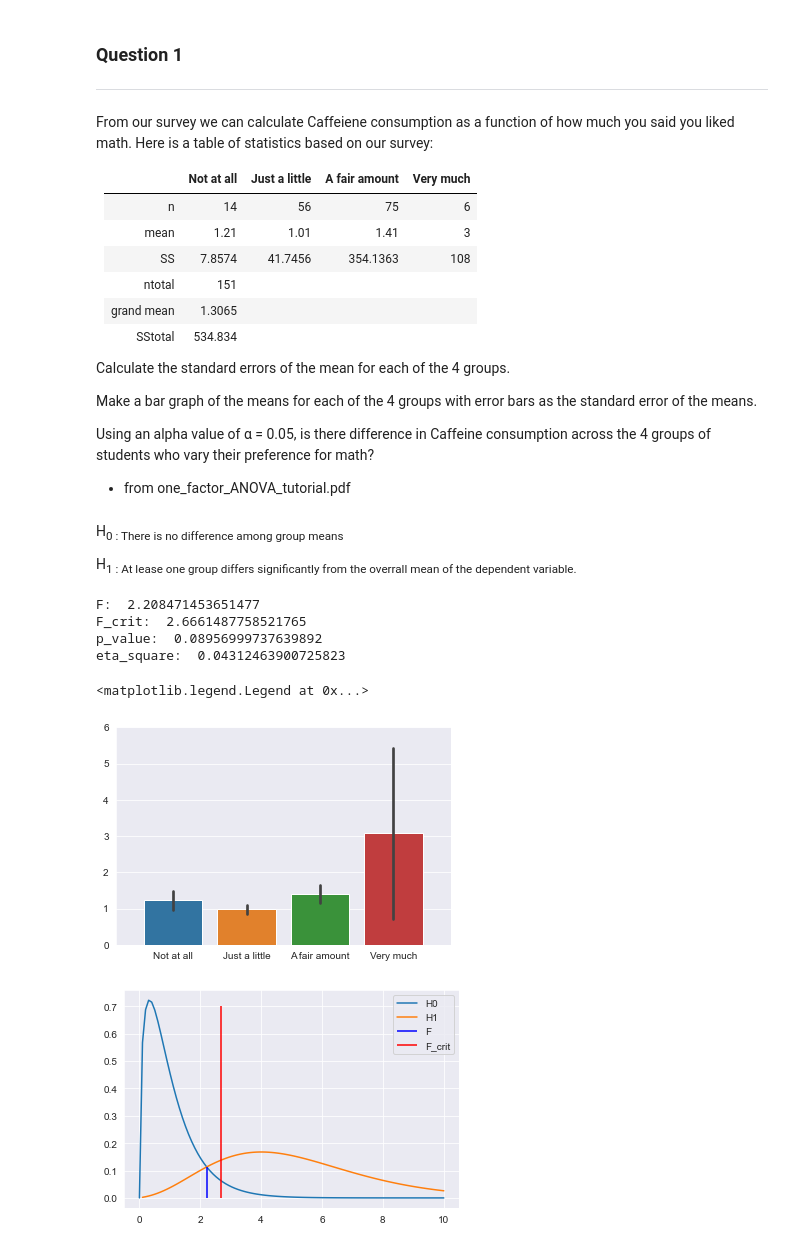
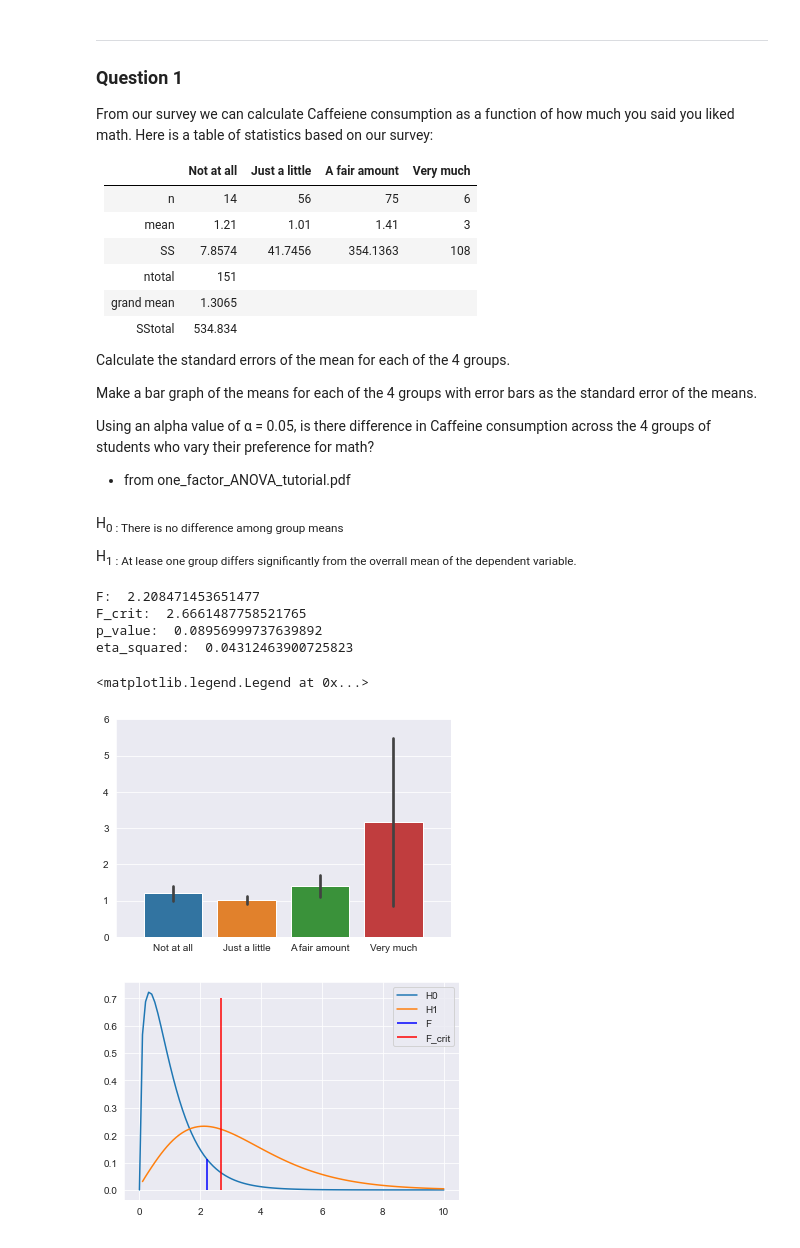
Before and after one commit to linhung0319/hypothesis_test, a Jupyter notebook: ANOVA/ANOVA.ipynb, the cells around one changed output. Saved outputs shown, nothing was run; the diff lists cells and outputs as text; code cells hidden in the pictures.

```diff
--- a/ANOVA/ANOVA.ipynb
+++ b/ANOVA/ANOVA.ipynb
@@ -69,9 +71,9 @@ ANOVA can only know whether the mean of three or more groups are the same. Howev
 
 ![see more](https://www.ncbi.nlm.nih.gov/pmc/articles/PMC6193594/)
 # %% [markdown]
+---
+
 ### Question 1
-
----
 
 From our survey we can calculate Caffeiene consumption as a function of how much you
 said you liked math. Here is a table of statistics based on our survey:
@@ -118,49 +120,50 @@ MSB = SSB / df_SSB
 f = MSB / MSW
 print("F: ", f)
 
+# dfn: numerator, dfd: denominator
 f_crit = f_test.ppf(1 - alpha, dfn=df_SSB, dfd=df_SSW)
 print("F_crit: ", f_crit)
 
 p_value = 1 - f_test.cdf(f, dfn=df_SSB, dfd=df_SSW)
 print("p_value: ", p_value)
 
-eta_square = SSB / SST
-print("eta_square: ", eta_square)
+eta_squared = SSB / SST
+print("eta_squared: ", eta_squared)
 # %% [output]
 F:  2.208471453651477
 F_crit:  2.6661487758521765
 p_value:  0.08956999737639892
-eta_square:  0.04312463900725823
+eta_squared:  0.04312463900725823
 # %%
 ### standard deviation of the sample mean of each group
 SW_g = np.sqrt(SSW_g / (n - 1)) / np.sqrt(n)
 data = [0 for i in range(k)]
 for i in range(k):
     data[i] = t_test.rvs(df=n[i]-1, loc=mean[i], scale=SW_g[i], size=100)
 
 plt.figure(1)
 plot = sns.barplot(data=data, ci='sd')
 plot.set_xticklabels(["Not at all",  "Just a little", "A fair amount",  "Very much"])
 plot.margins(0.1)
 plot.set_ylim(0, 6)
 
 ### non-central parameter
-sample_std = np.sqrt(SST / (n_total - 1))
-nc = SSB / sample_std
+sample_var = SST / (n_total - 1)
+nc = SSB / sample_var
 
 x = np.linspace(0, 10, num=100)
 y0 = f_test.pdf(x, dfn=df_SSB, dfd=df_SSW)
 y1 = ncf.pdf(x, dfn=df_SSB, dfd=df_SSW, nc=nc)
 plt.figure(2)
 plot = sns.lineplot(x=x, y=y0, label="H0")
 plot = sns.lineplot(x=x, y=y1, label="H1")
 plt.vlines(f, 0, f_test.pdf(f, dfn=df_SSB, dfd=df_SSW), 'b', label='F')
 plt.vlines(f_crit, 0, 0.7, 'r', label='F_crit')
 plt.legend()
 # %% [output]
 <matplotlib.legend.Legend at 0x...>
-[figure, old version]
+[figure, new version]
-[figure, old version]
+[figure, new version]
 # %% [markdown]
 #### Ans:
 
```
Also changed, not shown: parts of 10 cells of this notebook.
